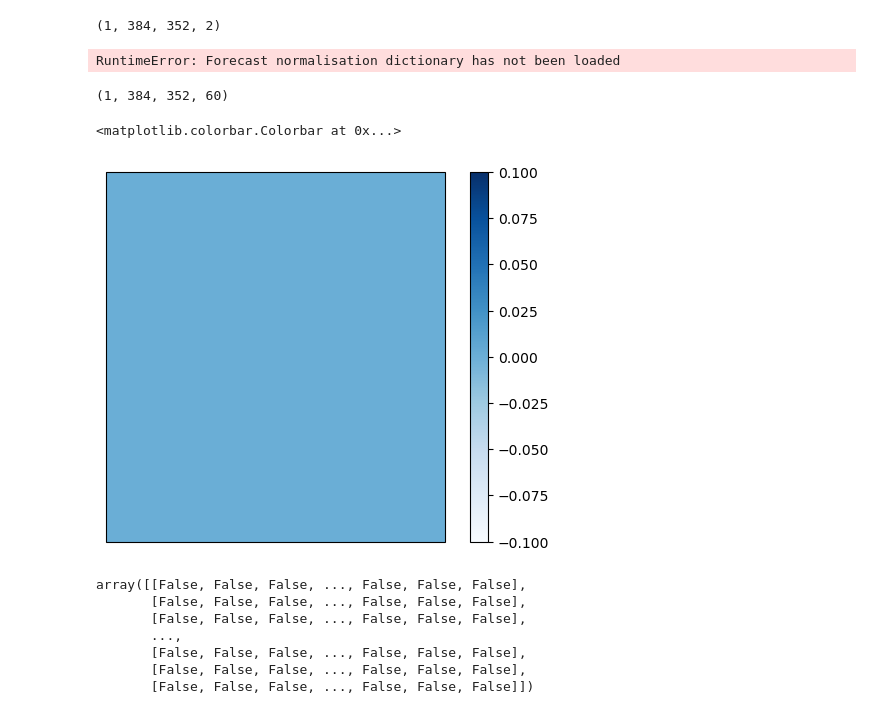
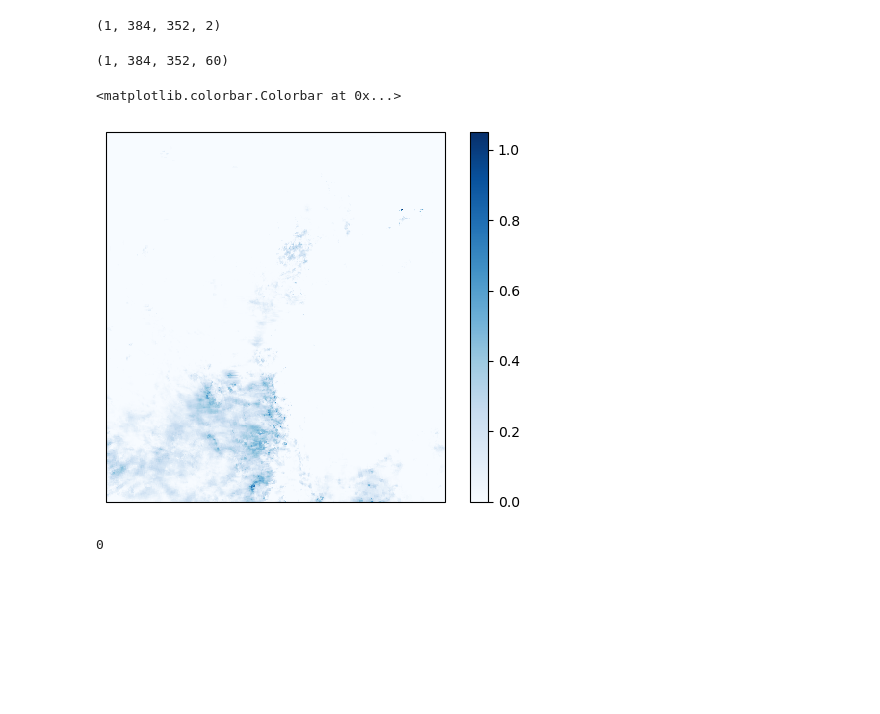
Before and after one commit to snath-xoc/public-downscaling-cgan, a Jupyter notebook: shruti/create_tfrecords.ipynb, the cells around one changed output. Saved outputs shown, nothing was run; the diff lists cells and outputs as text; code cells hidden in the pictures; blank space fills up the shorter version.

```diff
--- a/shruti/create_tfrecords.ipynb
+++ b/shruti/create_tfrecords.ipynb
@@ -99,7 +104,7 @@ elev.shape
 from data_generator import DataGenerator
 from data import all_fcst_fields
 
-dgc = DataGenerator(['20210301','20210302','20210303'],
+dgc = DataGenerator(['20220316'],
                        fcst_fields=all_fcst_fields,
                                 start_hour=0,
                                 end_hour=24,
@@ -110,8 +115,6 @@ dgc = DataGenerator(['20210301','20210302','20210303'],
                                 fcst_norm=True)
 
 sample = dgc.__getitem__(0)
-# %% [output]
-RuntimeError: Forecast normalisation dictionary has not been loaded
 # %%
 sample[0]['lo_res_inputs'].shape
 # %% [output]
@@ -119,22 +122,16 @@ sample[0]['lo_res_inputs'].shape
 # %%
 import matplotlib.pyplot as plt
 import cartopy.crs as ccrs
 import numpy as np
 
 ax = plt.axes(projection = ccrs.PlateCarree())
 
-mesh = ax.pcolormesh(lon_reg_IMERG, lat_reg_IMERG, np.squeeze(sample[1]['mask']), cmap='Blues')
+mesh = ax.pcolormesh(lon_reg_IMERG, lat_reg_IMERG, np.squeeze(sample[1]['output'])[:,:], cmap='Blues')
 plt.colorbar(mesh)
 # %% [output]
 <matplotlib.colorbar.Colorbar at 0x...>
-[figure, old version]
+[figure, new version]
 # %%
-np.squeeze(sample[1]['mask'])
+(np.isnan(np.squeeze(sample[0]['lo_res_inputs']))).sum()
 # %% [output]
-array([[False, False, False, ..., False, False, False],
-       [False, False, False, ..., False, False, False],
-       [False, False, False, ..., False, False, False],
-       ...,
-       [False, False, False, ..., False, False, False],
-       [False, False, False, ..., False, False, False],
-       [False, False, False, ..., False, False, False]])
+0
```
Also changed, not shown: parts of 11 cells of this notebook, 48 other files.
